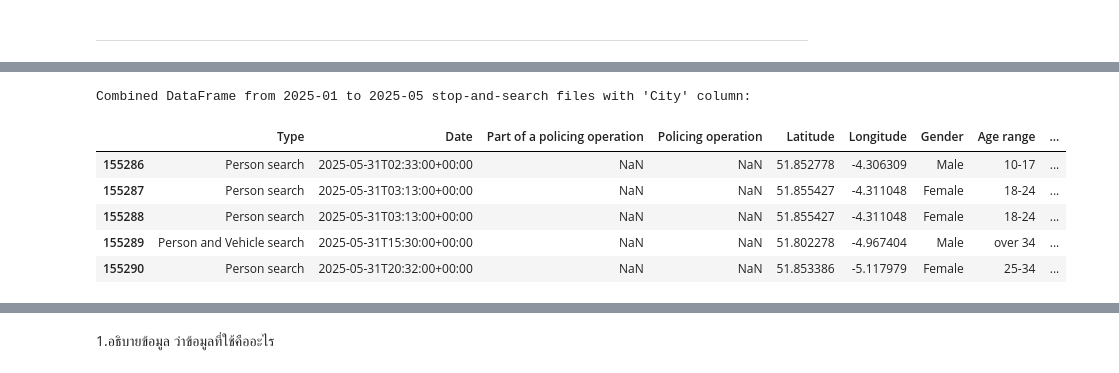
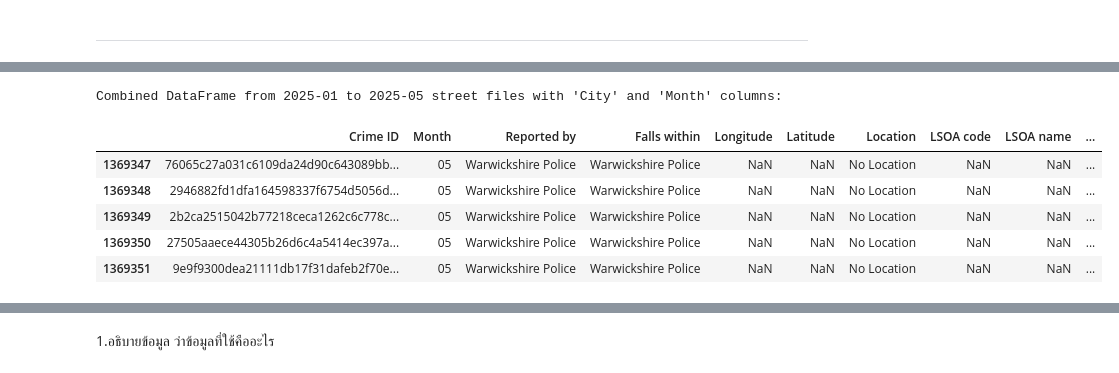
Before and after one commit to jangInw007/JENZY_Project, a Jupyter notebook: JENZY_is_perfect_project_Basicpro.ipynb, the cells around one changed output, grey strips where cells are left out. Saved outputs shown, nothing was run; the diff lists cells and outputs as text; code cells hidden in the pictures.

```diff
--- a/JENZY_is_perfect_project_Basicpro.ipynb
+++ b/JENZY_is_perfect_project_Basicpro.ipynb
@@ -287,41 +369,44 @@ Combined DataFrame from 2025-01 stop-and-search files:
 # %%
 import os
 import pandas as pd
 
 base_path = '/content/drive/MyDrive/JENZY/Data'
-all_stop_and_search_dfs = []
+all_street_dfs = []
 
 for month in range(1, 6):  # Iterate from month 1 to 5
     month_str = f'2025-{month:02d}'  # Format month as 01, 02, etc.
     month_path = os.path.join(base_path, month_str)
 
     if os.path.isdir(month_path):
         for file in os.listdir(month_path):
-            if 'stop-and-search.csv' in file:
+            if 'street.csv' in file:
                 filepath = os.path.join(month_path, file)
                 try:
                     df = pd.read_csv(filepath)
                     # Extract city name from filename
-                    file_parts = file.replace('-stop-and-search.csv', '').split('-')
+                    file_parts = file.replace('-street.csv', '').split('-')
                     city = '-'.join(file_parts[2:]).strip()
                     df['City'] = city
-                    all_stop_and_search_dfs.append(df)
+                    all_street_dfs.append(df)
+                    # Add Month column with only the month number
+                    df['Month'] = f'{month:02d}'
+                    all_street_dfs.append(df)
                 except Exception as e:
                     print(f"Error reading file: {filepath} : {e}")
     else:
         print(f"Directory not found: {month_path}")
 
-if all_stop_and_search_dfs:
-    combined_stop_and_search_2025_all_months = pd.concat(all_stop_and_search_dfs, ignore_index=True)
-    print("Combined DataFrame from 2025-01 to 2025-05 stop-and-search files with 'City' column:")
-    display(combined_stop_and_search_2025_all_months.tail(5))
+if all_street_dfs:
+    combined_street_2025_all_months = pd.concat(all_street_dfs, ignore_index=True)
+    print("Combined DataFrame from 2025-01 to 2025-05 street files with 'City' and 'Month' columns:")
+    display(combined_street_2025_all_months.tail(5))
 else:
-    print("No stop-and-search files found in the specified directories.")
+    print("No street files found in the specified directories.")
 # %% [output]
-Combined DataFrame from 2025-01 to 2025-05 stop-and-search files with 'City' column:
+Combined DataFrame from 2025-01 to 2025-05 street files with 'City' and 'Month' columns:
-|  | Type | Date | Part of a policing operation | Policing operation | Latitude | Longitude | Gender | Age range | ... |
-| 155286 | Person search | 2025-05-31T02:33:00+00:00 | NaN | NaN | 51.852778 | -4.306309 | Male | 10-17 | ... |
-| 155287 | Person search | 2025-05-31T03:13:00+00:00 | NaN | NaN | 51.855427 | -4.311048 | Female | 18-24 | ... |
-| 155288 | Person search | 2025-05-31T03:13:00+00:00 | NaN | NaN | 51.855427 | -4.311048 | Female | 18-24 | ... |
-| 155289 | Person and Vehicle search | 2025-05-31T15:30:00+00:00 | NaN | NaN | 51.802278 | -4.967404 | Male | over 34 | ... |
-| 155290 | Person search | 2025-05-31T20:32:00+00:00 | NaN | NaN | 51.853386 | -5.117979 | Female | 25-34 | ... |
+|  | Crime ID | Month | Reported by | Falls within | Longitude | Latitude | Location | LSOA code | LSOA name | ... |
+| 1369347 | 76065c27a031c6109da24d90c643089bb... | 05 | Warwickshire Police | Warwickshire Police | NaN | NaN | No Location | NaN | NaN | ... |
+| 1369348 | 2946882fd1dfa164598337f6754d5056d... | 05 | Warwickshire Police | Warwickshire Police | NaN | NaN | No Location | NaN | NaN | ... |
+| 1369349 | 2b2ca2515042b77218ceca1262c6c778c... | 05 | Warwickshire Police | Warwickshire Police | NaN | NaN | No Location | NaN | NaN | ... |
+| 1369350 | 27505aaece44305b26d6c4a5414ec397a... | 05 | Warwickshire Police | Warwickshire Police | NaN | NaN | No Location | NaN | NaN | ... |
+| 1369351 | 9e9f9300dea21111db17f31dafeb2f70e... | 05 | Warwickshire Police | Warwickshire Police | NaN | NaN | No Location | NaN | NaN | ... |
```
Also changed, not shown: parts of 18 cells of this notebook.
